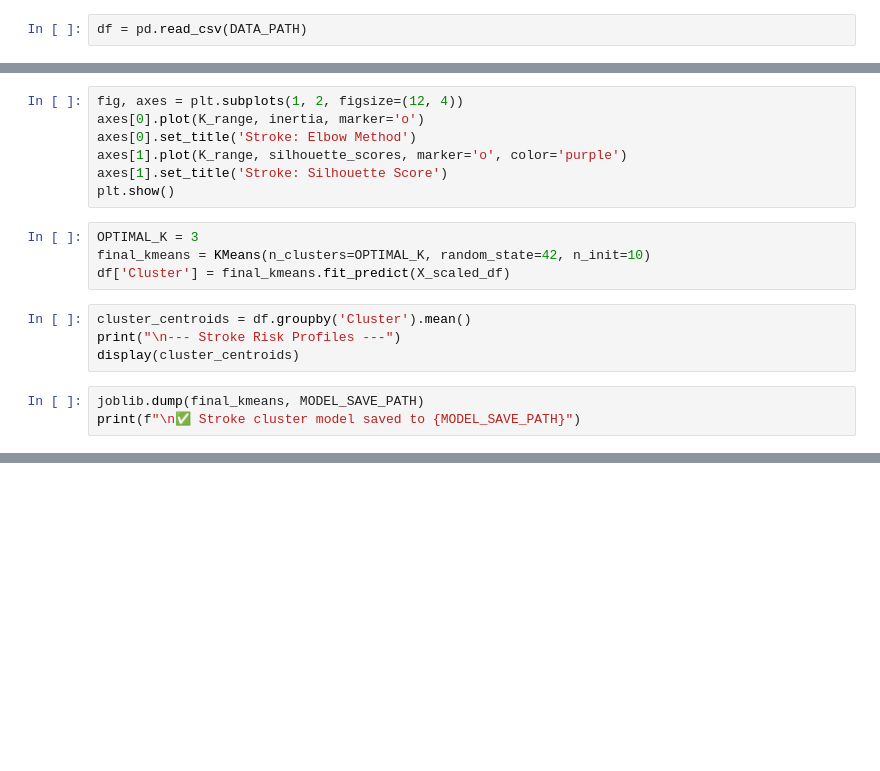
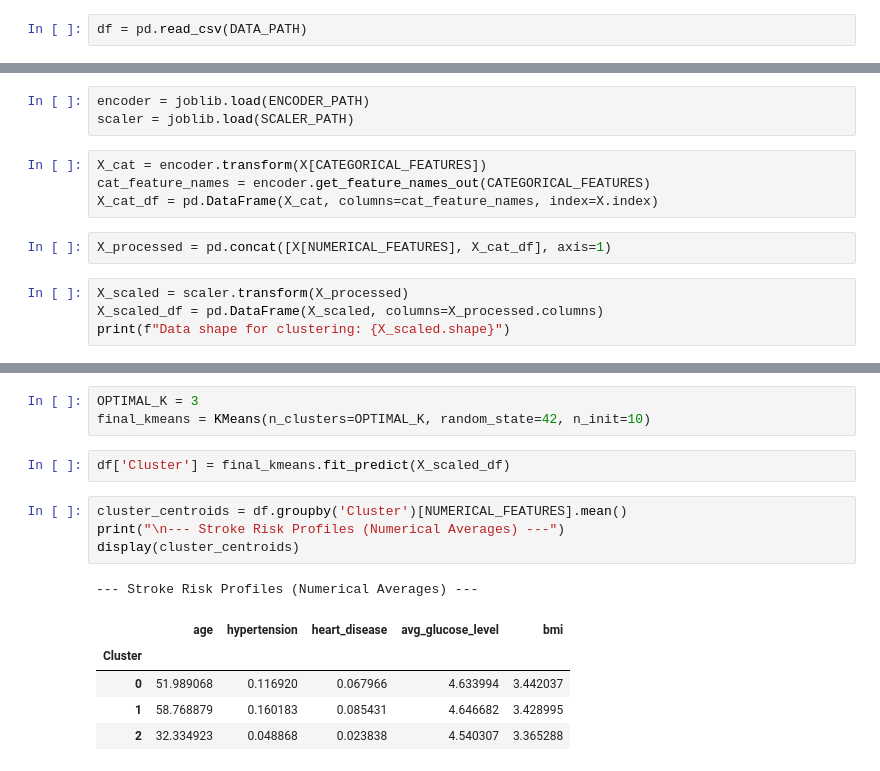
Before and after one commit to KarikariSamuelZachary/xai-health-risk-system, a Jupyter notebook: notebooks/10_stroke_clustering.ipynb, the cells around one changed output, grey strips where cells are left out. Drawn from its saved outputs; the diff is of its cells as text; blank space fills up the shorter version.

Commit message:
feat: train stroke clustering model

```diff
--- a/notebooks/10_stroke_clustering.ipynb
+++ b/notebooks/10_stroke_clustering.ipynb
@@ -30,18 +28,13 @@ for k in K_range:
 # %%
-fig, axes = plt.subplots(1, 2, figsize=(12, 4))
-axes[0].plot(K_range, inertia, marker='o')
-axes[0].set_title('Stroke: Elbow Method')
-axes[1].plot(K_range, silhouette_scores, marker='o', color='purple')
-axes[1].set_title('Stroke: Silhouette Score')
-plt.show()
+encoder = joblib.load(ENCODER_PATH)
+scaler = joblib.load(SCALER_PATH)
 # %%
-OPTIMAL_K = 3
-final_kmeans = KMeans(n_clusters=OPTIMAL_K, random_state=42, n_init=10)
-df['Cluster'] = final_kmeans.fit_predict(X_scaled_df)
+X_cat = encoder.transform(X[CATEGORICAL_FEATURES])
+cat_feature_names = encoder.get_feature_names_out(CATEGORICAL_FEATURES)
+X_cat_df = pd.DataFrame(X_cat, columns=cat_feature_names, index=X.index)
 # %%
-cluster_centroids = df.groupby('Cluster').mean()
-print("\n--- Stroke Risk Profiles ---")
-display(cluster_centroids)
+X_processed = pd.concat([X[NUMERICAL_FEATURES], X_cat_df], axis=1)
 # %%
-joblib.dump(final_kmeans, MODEL_SAVE_PATH)
-print(f"\n✅ Stroke cluster model saved to {MODEL_SAVE_PATH}")
+X_scaled = scaler.transform(X_processed)
+X_scaled_df = pd.DataFrame(X_scaled, columns=X_processed.columns)
+print(f"Data shape for clustering: {X_scaled.shape}")
@@ -47,0 +61,16 @@ print(f"\n✅ Stroke cluster model saved to {MODEL_SAVE_PATH}")
+# %%
+OPTIMAL_K = 3
+final_kmeans = KMeans(n_clusters=OPTIMAL_K, random_state=42, n_init=10)
+# %%
+df['Cluster'] = final_kmeans.fit_predict(X_scaled_df)
+# %%
+cluster_centroids = df.groupby('Cluster')[NUMERICAL_FEATURES].mean()
+print("\n--- Stroke Risk Profiles (Numerical Averages) ---")
+display(cluster_centroids)
+# %% [output]
+--- Stroke Risk Profiles (Numerical Averages) ---
+|  | age | hypertension | heart_disease | avg_glucose_level | bmi |
+| Cluster |  |  |  |  |  |
+| 0 | 51.989068 | 0.116920 | 0.067966 | 4.633994 | 3.442037 |
+| 1 | 58.768879 | 0.160183 | 0.085431 | 4.646682 | 3.428995 |
+| 2 | 32.334923 | 0.048868 | 0.023838 | 4.540307 | 3.365288 |
```
Also changed, not shown: parts of 11 cells of this notebook.
